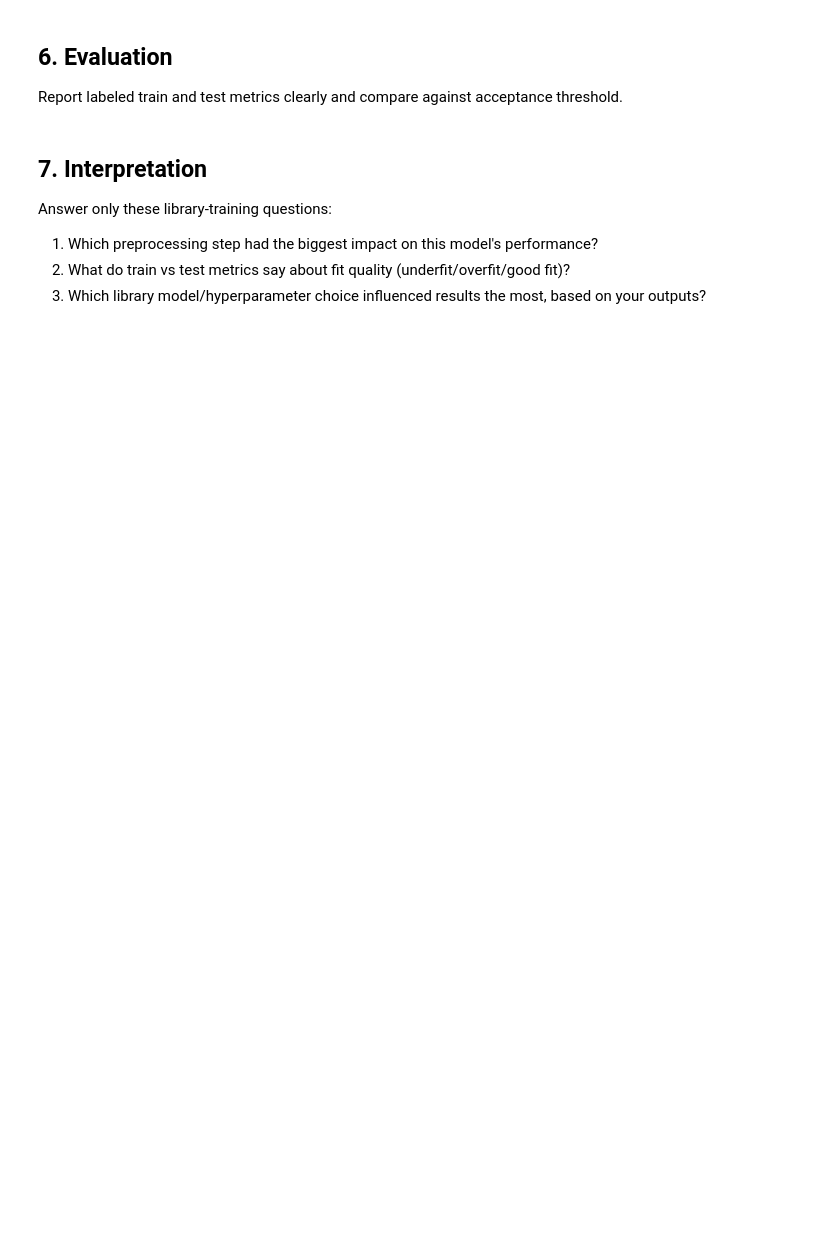
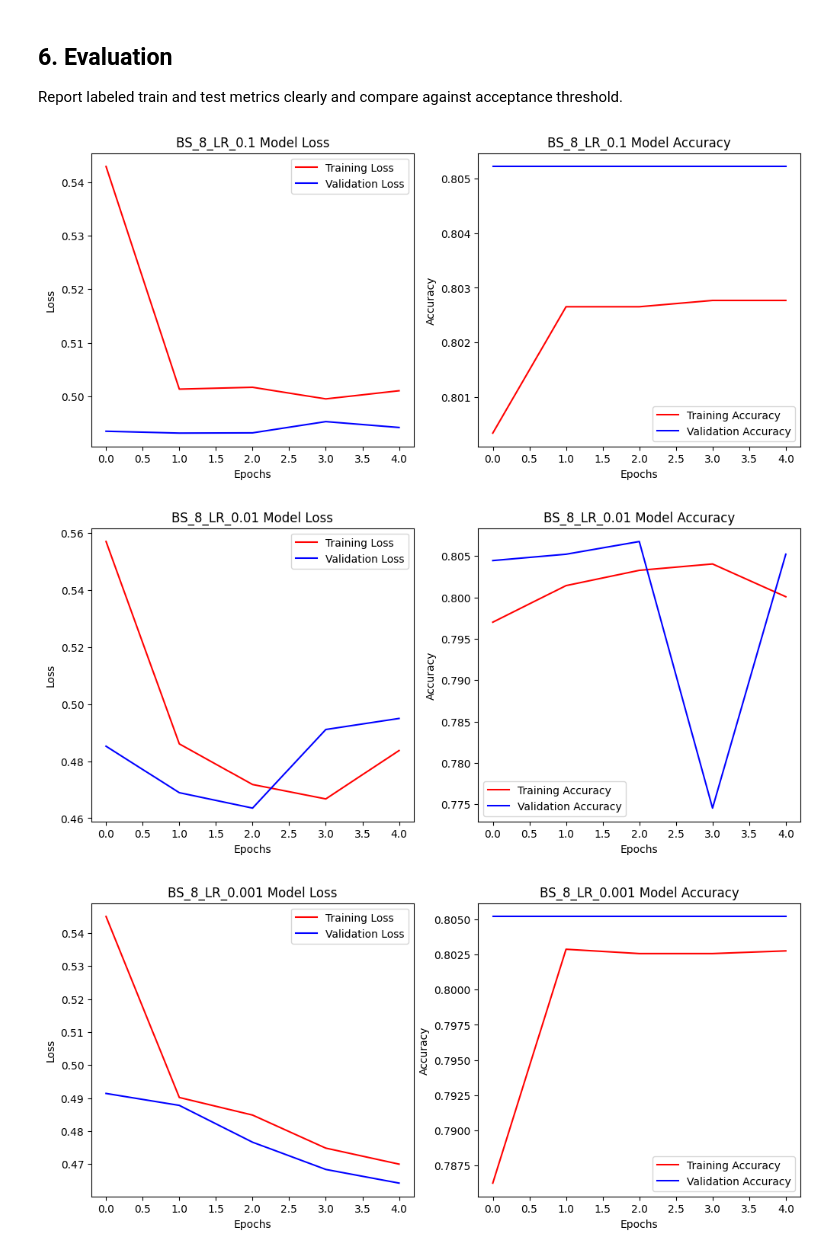
Before and after one commit to iiitl/Neural-Networks, a Jupyter notebook: library/training.ipynb, the cells around one changed output. Saved outputs shown, nothing was run; the diff lists cells and outputs as text; code cells hidden in the pictures; blank space fills up the shorter version.

Commit message:
Compare the impact of different batch size and learning rate

```diff
--- a/library/training.ipynb
+++ b/library/training.ipynb
@@ -18,0 +351,8 @@ Fit on train split and keep training flow clear so outputs are easy to review.
+# %%
+EPOCHS = 5
+
+results = run_pytorch_grid_search(train_dataset=train_dataset,
+                        test_dataset=test_dataset,
+                        batch_sizes=[8, 32, 64],
+                        learning_rates=[0.1, 0.01, 0.001],
+                        epochs=EPOCHS)
@@ -19,9 +397,42 @@ Fit on train split and keep training flow clear so outputs are easy to review.
 # %% [markdown]
 ## 6. Evaluation
 Report labeled train and test metrics clearly and compare against acceptance threshold.
-# %% [markdown]
-## 7. Interpretation
-Answer only these library-training questions:
-1. Which preprocessing step had the biggest impact on this model's performance?
-2. What do train vs test metrics say about fit quality (underfit/overfit/good fit)?
-3. Which library model/hyperparameter choice influenced results the most, based on your outputs?
+# %%
+import matplotlib.pyplot as plt
+
+def plot_loss_accuracy(epoch_count_list: list[int],
+                       train_loss_list: list[float],
+                       test_loss_list: list[float],
+                       train_accuracy_list: list[float],
+                       test_accuracy_list: list[float],
+                       expeirment_name: str = ""):
+  # Loss Curve
+  plt.figure(figsize=(12, 5))
+  plt.subplot(1, 2, 1)
+  plt.plot(epoch_count_list, train_loss_list, 'r', label='Training Loss')
+  plt.plot(epoch_count_list, test_loss_list, 'b', label='Validation Loss')
+  plt.title(f'{experiment_name} Model Loss')
+  plt.xlabel('Epochs')
+  plt.ylabel('Loss')
+  plt.legend()
+
+  # Accuracy Curve
+  plt.subplot(1, 2, 2)
+  plt.plot(epoch_count_list, train_accuracy_list, 'r', label='Training Accuracy')
+  plt.plot(epoch_count_list, test_accuracy_list, 'b', label='Validation Accuracy')
+  plt.title(f'{experiment_name} Model Accuracy')
+  plt.xlabel('Epochs')
+  plt.ylabel('Accuracy')
+  plt.legend()
+# %%
+for experiment_name, result in results.items():
+  plot_loss_accuracy(epoch_count_list=range(EPOCHS),
+                     train_loss_list=result[0],
+                     test_loss_list=result[1],
+                     train_accuracy_list=result[2],
+                     test_accuracy_list=result[3],
+                     expeirment_name=experiment_name)
+# %% [output]
+[figure, added]
+[figure, added]
+[figure, added]
```
Also changed, not shown: parts of 29 cells of this notebook.
